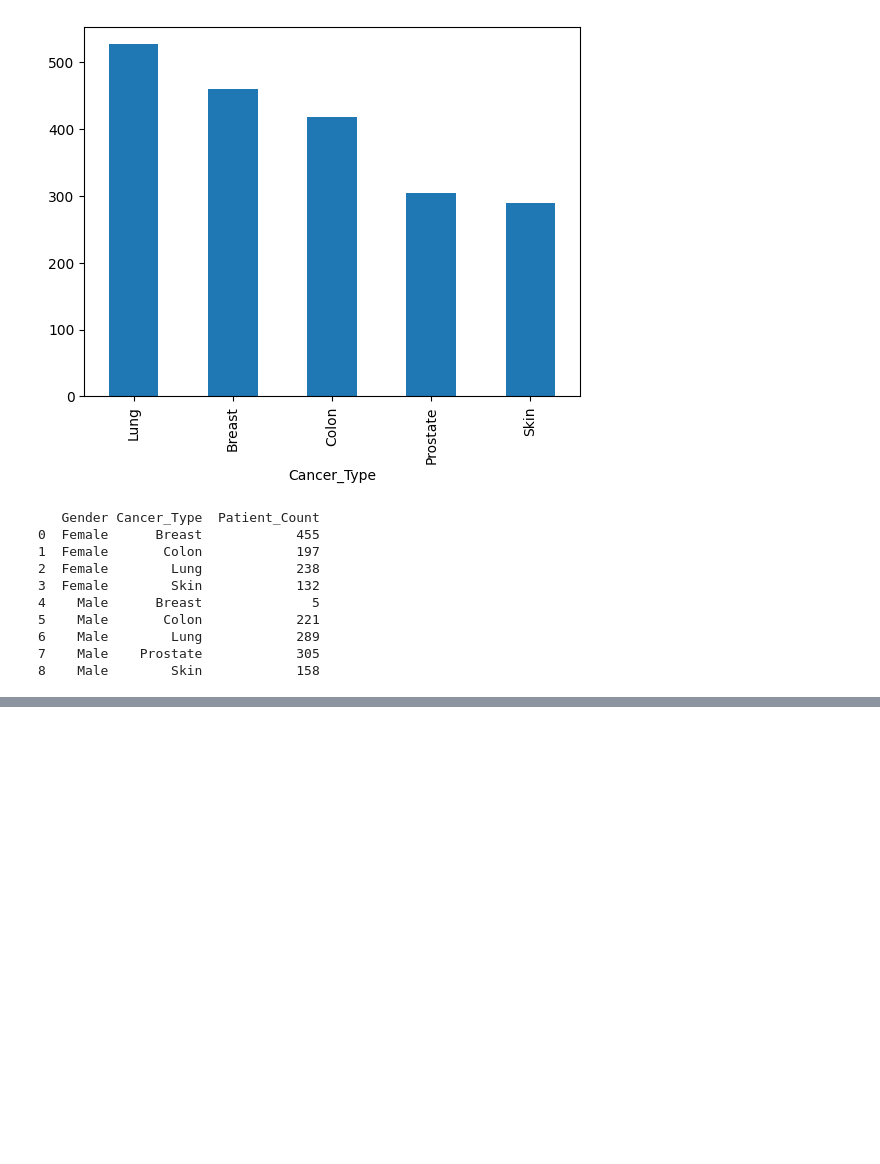
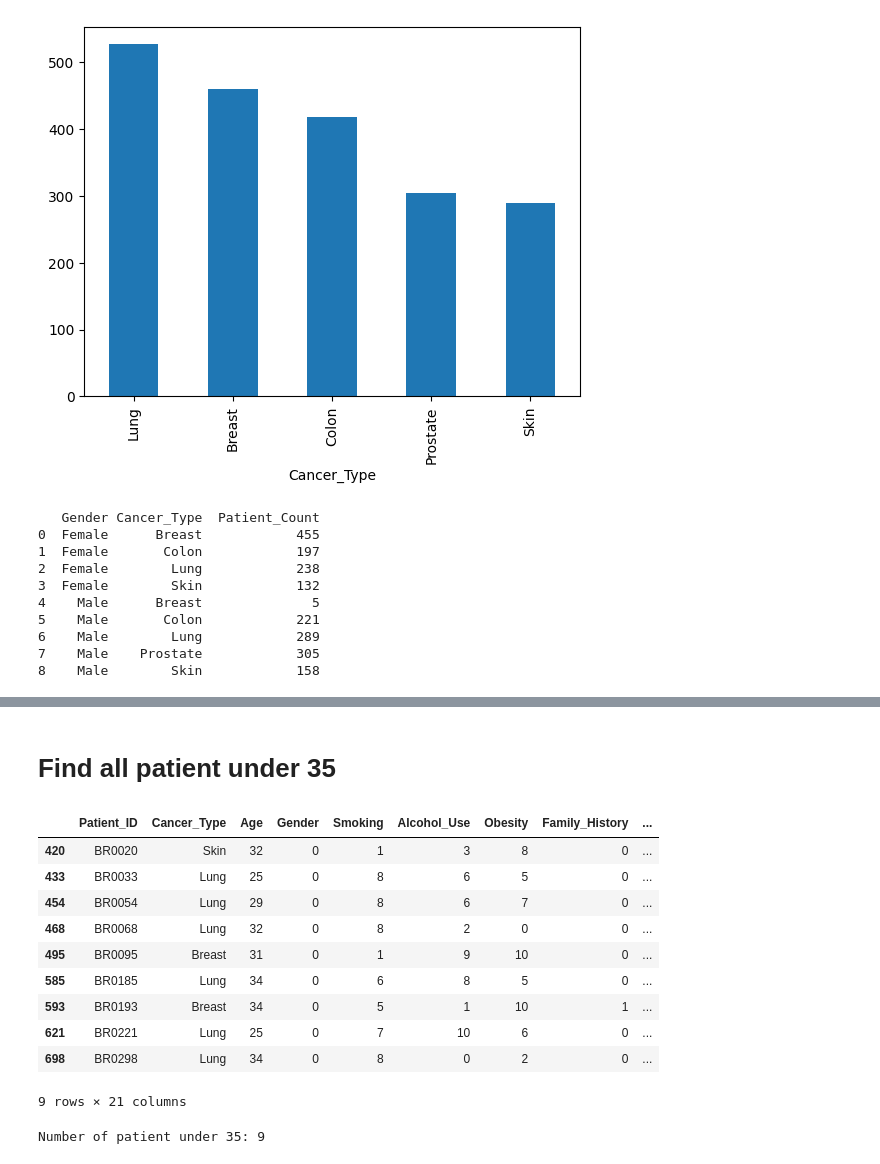
Before and after one commit to RichelCode/Cancer_Risk_Prediction, a Jupyter notebook: notebooks/01_eda.ipynb, the cells around one changed output, grey strips where cells are left out. Cells and saved outputs as stored; diff of their text form; code cells hidden in the pictures; blank space fills up the shorter version.

```diff
--- a/notebooks/01_eda.ipynb
+++ b/notebooks/01_eda.ipynb
@@ -125,0 +128,22 @@ sns.barplot(data=gender_cancer_counts,x='Cancer_Type',y='Patient_Count',hue='Gen
+# %% [markdown]
+# Find all patient under 35
+# %%
+young_patient = df[df['Age'] < 35]
+young_patient
+# %% [output]
+|  | Patient_ID | Cancer_Type | Age | Gender | Smoking | Alcohol_Use | Obesity | Family_History | ... |
+| 420 | BR0020 | Skin | 32 | 0 | 1 | 3 | 8 | 0 | ... |
+| 433 | BR0033 | Lung | 25 | 0 | 8 | 6 | 5 | 0 | ... |
+| 454 | BR0054 | Lung | 29 | 0 | 8 | 6 | 7 | 0 | ... |
+| 468 | BR0068 | Lung | 32 | 0 | 8 | 2 | 0 | 0 | ... |
+| 495 | BR0095 | Breast | 31 | 0 | 1 | 9 | 10 | 0 | ... |
+| 585 | BR0185 | Lung | 34 | 0 | 6 | 8 | 5 | 0 | ... |
+| 593 | BR0193 | Breast | 34 | 0 | 5 | 1 | 10 | 1 | ... |
+| 621 | BR0221 | Lung | 25 | 0 | 7 | 10 | 6 | 0 | ... |
+| 698 | BR0298 | Lung | 34 | 0 | 8 | 0 | 2 | 0 | ... |
+9 rows × 21 columns
+# %%
+count_young = (df['Age'] < 35).sum()
+print(f'Number of patient under 35: {count_young}')
+# %% [output]
+Number of patient under 35: 9
```
Also changed, not shown: parts of 1 cell of this notebook.
